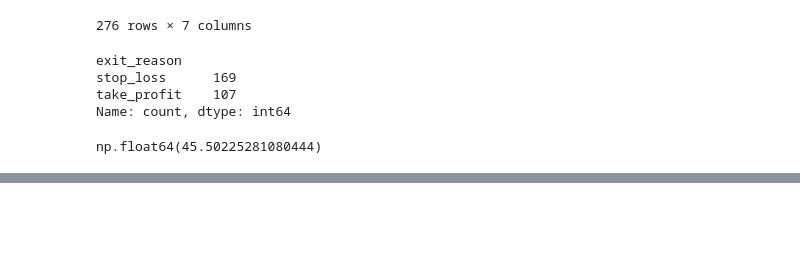
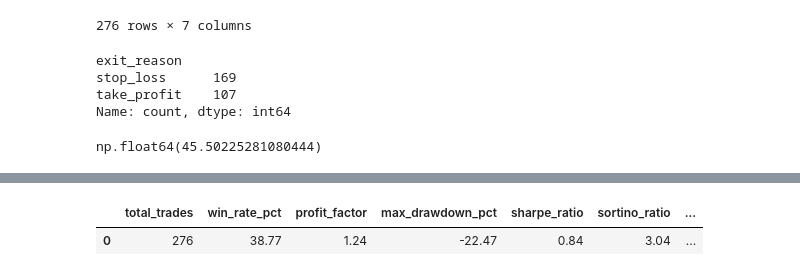
Before and after one commit to AliJahdkaran/advanced-quant-trading-analytics, a Jupyter notebook: notebook/backtest-process.ipynb, the cells around one changed output, grey strips where cells are left out. Cells and saved outputs as stored; diff of their text form; code cells hidden in the pictures; blank space fills up the shorter version.

```diff
--- a/notebook/backtest-process.ipynb
+++ b/notebook/backtest-process.ipynb
@@ -135,0 +168,3 @@ np.float64(45.50225281080444)
+# %%
+trades_df['drawdown_pct'] = (trades_df['cumulative_equity'] - trades_df['running_peak']) / trades_df['running_peak']
+trades_df['drawdown_pct']
@@ -135,0 +200,7 @@ np.float64(45.50225281080444)
+# %%
+mean_return = trades_df['pnl_pct'].mean()
+downside_std = trades_df[trades_df['pnl_pct'] < 0]['pnl_pct'].std()
+
+sortino_per_trade = mean_return / downside_std
+sortino_annualized = sortino_per_trade * np.sqrt(trades_per_year)
+sortino_annualized
@@ -135,0 +209,4 @@ np.float64(45.50225281080444)
+# %%
+trades_df['entry_time'] = pd.to_datetime(trades_df['entry_time'])
+trades_df['exit_time'] = pd.to_datetime(trades_df['exit_time'])
+trades_df.info()
@@ -135,0 +231,3 @@ np.float64(45.50225281080444)
+# %%
+trades_df['weekday'] = trades_df['entry_time'].dt.day_name()
+trades_df['hour'] = trades_df['entry_time'].dt.hour
@@ -135,0 +257,27 @@ np.float64(45.50225281080444)
+# %%
+wins = trades_df[trades_df['pnl_pct'] > 0]['pnl_pct']
+losses = trades_df[trades_df['pnl_pct'] < 0]['pnl_pct']
+
+win_rate = len(wins) / len(trades_df)
+profit_factor = wins.sum() / abs(losses.sum())
+
+max_drawdown = trades_df['drawdown_pct'].min()
+
+summary_kpis = {
+    'total_trades': len(trades_df),
+    'win_rate_pct': round(win_rate * 100, 2),
+    'profit_factor': round(profit_factor, 2),
+    'max_drawdown_pct': round(max_drawdown * 100, 2),
+    'sharpe_ratio': round(sharpe_annualized, 2),
+    'sortino_ratio': round(sortino_annualized, 2),
+    'total_return_pct': round(trades_df['pnl_pct'].sum() * 100, 2),
+    'compounded_return_pct': round((trades_df['cumulative_equity'].iloc[-1] - 1) * 100, 2),
+    'avg_win_pct': round(wins.mean() * 100, 2),
+    'avg_loss_pct': round(losses.mean() * 100, 2),
+}
+
+summary_df = pd.DataFrame([summary_kpis])
+summary_df
+# %% [output]
+|  | total_trades | win_rate_pct | profit_factor | max_drawdown_pct | sharpe_ratio | sortino_ratio | ... |
+| 0 | 276 | 38.77 | 1.24 | -22.47 | 0.84 | 3.04 | ... |
```
Also changed, not shown: parts of 10 cells of this notebook, 2 other files.
